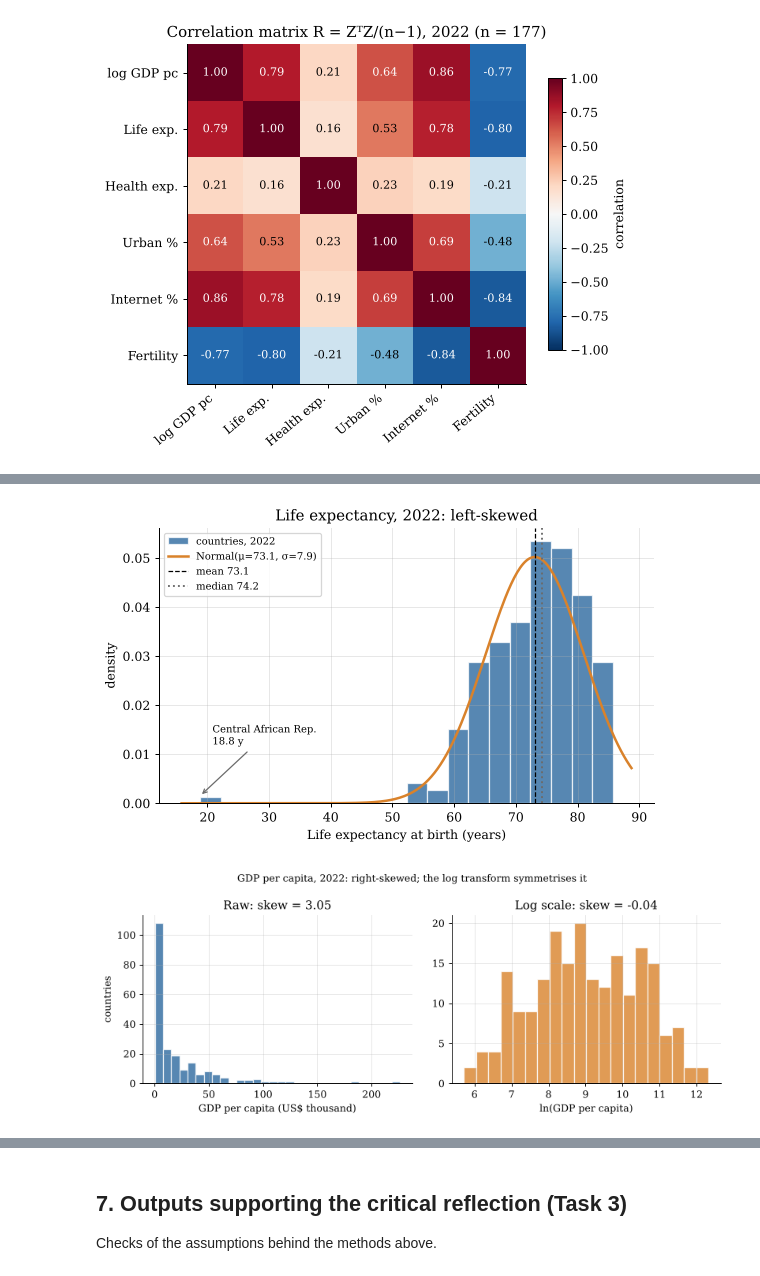
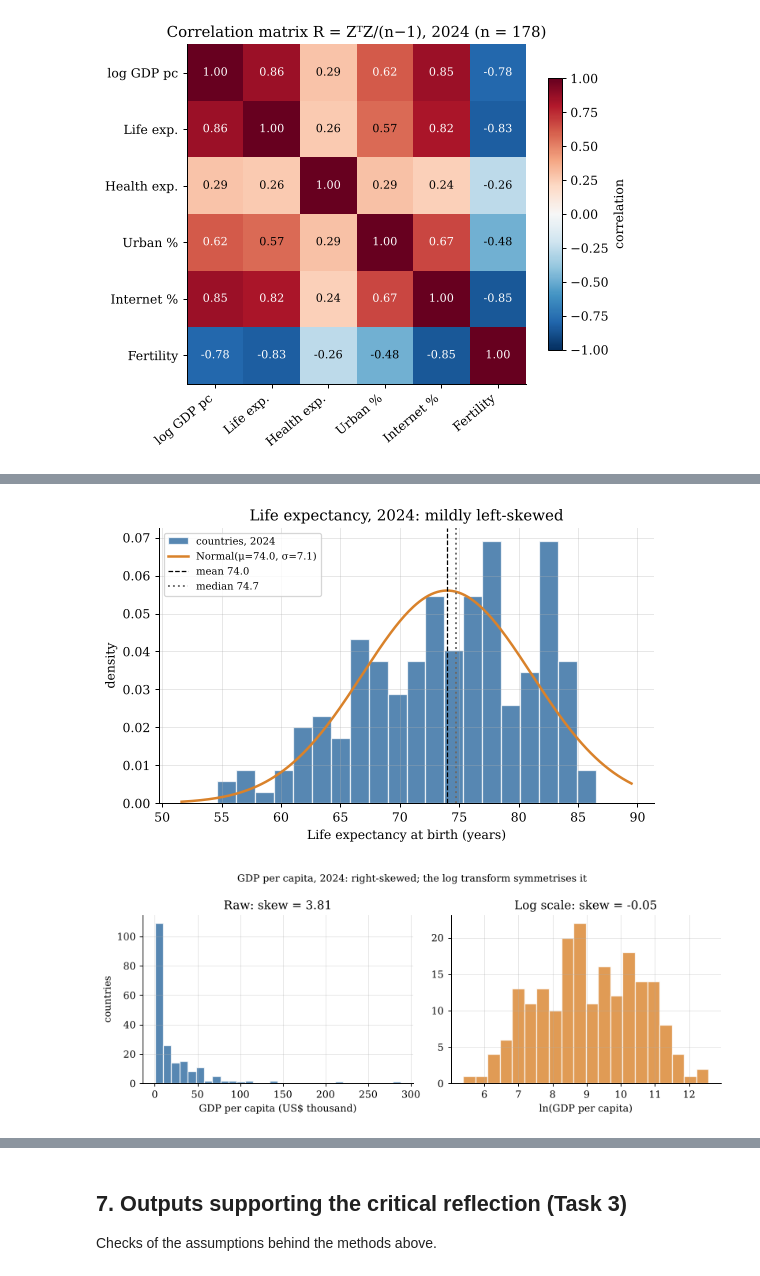
Before and after one commit to abshivks-ass/CMP-L045-0-WDI-analysis, a Jupyter notebook: StudentName.ipynb, the cells around one changed output, grey strips where cells are left out. Saved outputs shown, nothing was run; the diff lists cells and outputs as text; code cells hidden in the pictures.

```diff
--- a/StudentName.ipynb
+++ b/StudentName.ipynb
@@ -84,7 +85,7 @@ Raw issues handled here:
 * the data must be reshaped from wide to a long **country–year panel**.
 # %%
 # Load the raw World Bank DataBank extract exactly as downloaded
-raw = pd.read_csv("data/raw/WDI_Data_2015_2022.csv")
+raw = pd.read_csv("data/raw/WDI_Data_2015_2025.csv")
 print("Raw shape:", raw.shape)
 
 # Drop the footer rows (they have no series code)
@@ -172,14 +173,24 @@ missing
 # %%
-# Cross-section used for most analyses: the latest year (2022).
+# Cross-section used for most analyses: the LATEST year in which every indicator is published.
+# 2025 has no life expectancy or fertility yet, so the analysis year is 2024.
+LATEST = 2024
+df22 = panel[panel["year"] == LATEST].copy()      # (variable name kept short: 'the latest cross-section')
+
+# Health expenditure is only published to 2023: use each country's latest available value (and record its year)
+hx = (panel[(panel["year"] <= LATEST) & panel["health_exp"].notna()]
+      .sort_values("year").groupby("code")[["health_exp", "year"]].last()
+      .rename(columns={"year": "health_year"}))
+df22 = df22.drop(columns="health_exp").merge(hx, left_on="code", right_index=True, how="left")
+print("Year of the health-expenditure value used:\n", df22["health_year"].dropna().astype(int).value_counts().sort_index().to_string())
+
 # A log transform of GDP per capita is added because income is strongly right-skewed (shown in Task 2.3).
-df22 = panel[panel["year"] == 2022].copy()
 df22["log_gdp"] = np.log(df22["gdp_pc"])
 
 # Self-defined criterion (brief: 'selecting attributes to satisfy self-defined criteria'):
-# 'Higher-income' = GDP per capita at or above the 2022 median of all countries with data.
+# 'Higher-income' = GDP per capita at or above the 2024 median of all countries with data.
 gdp_median = df22["gdp_pc"].median()
 df22["income_grp"] = np.where(df22["gdp_pc"] >= gdp_median, "Higher-income", "Lower-income")
 df22.loc[df22["gdp_pc"].isna(), "income_grp"] = np.nan
-print(f"2022 countries: {len(df22)} | median GDP per capita = US$ {gdp_median:,.0f}")
+print(f"{LATEST} countries: {len(df22)} | median GDP per capita = US$ {gdp_median:,.0f}")
 print(df22["income_grp"].value_counts())
 # %% [output]
@@ -491,22 +522,19 @@ Without CAF: skewness = -0.449, excess kurtosis = -0.464
 # %%
 # Figure 1: histogram of life expectancy with fitted normal density
 le = df22["life_exp"].dropna()
 mu, sd = le.mean(), le.std(ddof=1)
 fig, ax = plt.subplots(figsize=(6.4, 4))
-ax.hist(le, bins=20, density=True, color=BLUE, alpha=0.75, edgecolor="white", label="countries, 2022")
+ax.hist(le, bins=20, density=True, color=BLUE, alpha=0.75, edgecolor="white", label=f"countries, {LATEST}")
 grid = np.linspace(le.min() - 3, le.max() + 3, 300)
 ax.plot(grid, stats.norm.pdf(grid, mu, sd), color=ORANGE, lw=2, label=f"Normal(μ={mu:.1f}, σ={sd:.1f})")
 ax.axvline(le.mean(), color="k", ls="--", lw=1, label=f"mean {le.mean():.1f}")
 ax.axvline(le.median(), color=GREY, ls=":", lw=1.5, label=f"median {le.median():.1f}")
 ax.set_xlabel("Life expectancy at birth (years)"); ax.set_ylabel("density")
-ax.set_title("Life expectancy, 2022: left-skewed")
-caf = df22.loc[df22["code"] == "CAF", "life_exp"].iloc[0]
-ax.annotate(f"Central African Rep.\n{caf:.1f} y", xy=(caf, 0.0015), xytext=(caf + 2, 0.012),
-            fontsize=8, arrowprops=dict(arrowstyle="->", color=GREY))
+ax.set_title(f"Life expectancy, {LATEST}: mildly left-skewed")
 ax.legend(fontsize=8, loc="upper left")
 fig.tight_layout(); fig.savefig("figures/fig1_hist_life_expectancy.png"); plt.show()
 # %% [output]
-[figure, old version]
+[figure, new version]
 # %%
 # Figure 2: GDP per capita on the raw and log scale
 g = df22["gdp_pc"].dropna()
@@ -517,10 +545,10 @@ axes[0].set_title(f"Raw: skew = {stats.skew(g):.2f}")
 axes[1].hist(np.log(g), bins=20, color=ORANGE, alpha=0.8, edgecolor="white")
 axes[1].set_xlabel("ln(GDP per capita)")
 axes[1].set_title(f"Log scale: skew = {stats.skew(np.log(g)):.2f}")
-fig.suptitle("GDP per capita, 2022: right-skewed; the log transform symmetrises it", fontsize=10)
+fig.suptitle(f"GDP per capita, {LATEST}: right-skewed; the log transform symmetrises it", fontsize=10)
 fig.tight_layout(); fig.savefig("figures/fig2_hist_gdp_raw_vs_log.png"); plt.show()
 # %% [output]
-[figure, old version]
+[figure, new version]
 # %%
 # Figure 3: scatterplot of life expectancy against log GDP with least-squares line
 sc = df22[["log_gdp", "life_exp", "gdp_pc"]].dropna()
```
Also changed, not shown: parts of 30 cells of this notebook, 36 other files.
